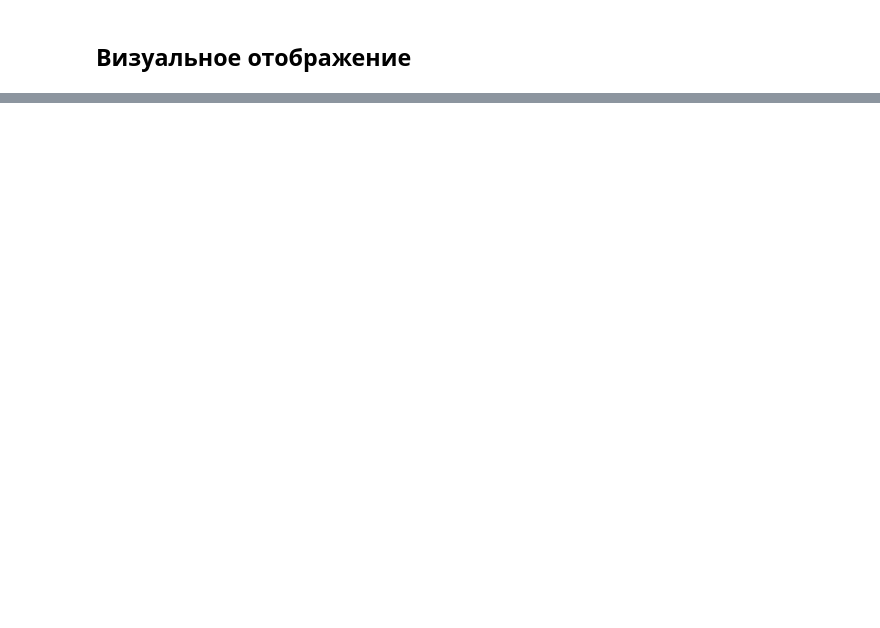
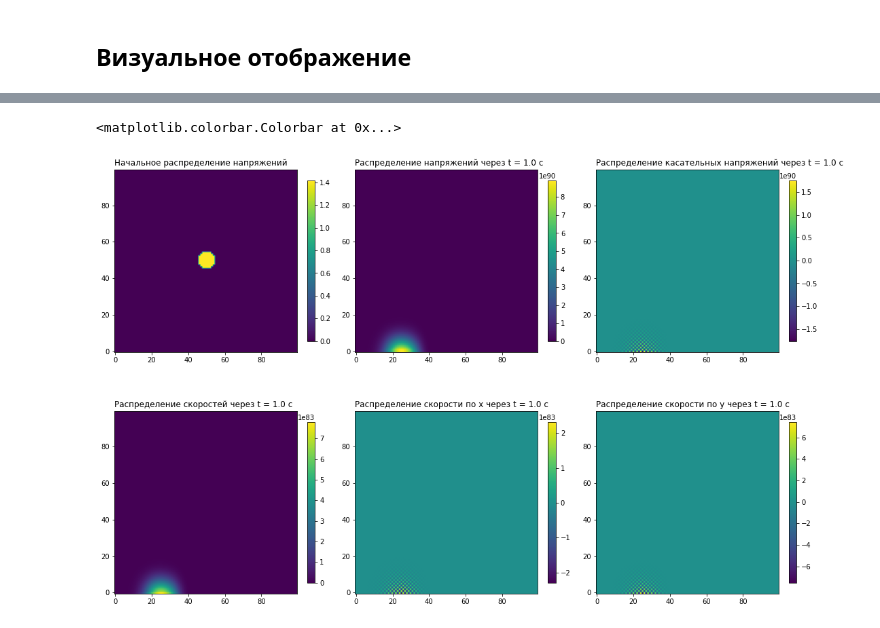
Before and after one commit to KirikMaster/MIPT-assignments, a Jupyter notebook: 4 sem/Проект.ipynb, the cells around one changed output, grey strips where cells are left out. Drawn from its saved outputs; the diff is of its cells as text; code cells hidden in the pictures; blank space fills up the shorter version.

```diff
--- a/4 sem/Проект.ipynb
+++ b/4 sem/Проект.ipynb
@@ -102,12 +114,15 @@ print(np.linalg.inv(Omegay))
 # %%
 for j in range(M):
     for i in range(M):
-        if (i > M / 3.0) and (i < 2.0 * M / 3.0) and (j > M / 3.0) and (j < 2.0 * M / 3.0):
+        #if (i > M / 3.0) and (i < 2.0 * M / 3.0) and (j > M / 3.0) and (j < 2.0 * M / 3.0):
+        if (M // 2 - i) ** 2 + (M // 2 - j) ** 2 < 25.0:
             data_current[i, j]['sxx'] = 1.0
             data_current[i, j]['syy'] = 1.0
             data_current[i, j]['sxy'] = 0.0
-            data_current[i, j]['vx']  = -1.0
-            data_current[i, j]['vy']  = 1.0
+            data_current[i, j]['vx']  = 0.0
+            data_current[i, j]['vy']  = 0.0
+        else:
+            data_current[i, j] = (0, 0, 0, 0, 0)
 #data_current[0, 0]['sxx'] = 5
 data_start = data_current.copy()
 #print(data_current['sxx'])
@@ -222,0 +219,28 @@ plt.colorbar(img4)
+# %%
+fig, ax = plt.subplots(2, 3, figsize=(18,12))
+ax[0][0].set_title('Начальное распределение напряжений', loc="left")
+img = ax[0][0].imshow(np.sqrt(data_start['sxx'] ** 2 + data_start['syy'] ** 2), origin = 'lower')
+plt.colorbar(img, ax=ax[0][0], fraction=0.04, shrink=0.9)
+
+ax[0][1].set_title('Распределение напряжений через t = ' + str(round(T / 1, 2)) + ' с', loc="left")
+img = ax[0][1].imshow(np.sqrt(data_current['sxx'] ** 2 + data_current['syy'] ** 2), origin = 'lower')
+plt.colorbar(img, ax=ax[0][1], fraction=0.04, shrink=0.9)
+
+ax[0][2].set_title('Распределение касательных напряжений через t = ' + str(round(T / 1, 2)) + ' с', loc="left")
+img = ax[0][2].imshow(data_current['sxy'], origin = 'lower')
+plt.colorbar(img, ax=ax[0][2], fraction=0.04, shrink=0.9)
+
+ax[1][0].set_title('Распределение скоростей через t = ' + str(round(T / 1, 2)) + ' с', loc="left")
+img = ax[1][0].imshow(np.sqrt(data_current['vx'] ** 2 + data_current['vy'] ** 2), origin = 'lower')
+plt.colorbar(img, ax=ax[1][0], fraction=0.04, shrink=0.9)
+
+ax[1][1].set_title('Распределение скорости по x через t = ' + str(round(T / 1, 2)) + ' с', loc="left")
+img = ax[1][1].imshow(data_current['vx'], origin = 'lower')
+plt.colorbar(img, ax=ax[1][1], fraction=0.04, shrink=0.9)
+
+ax[1][2].set_title('Распределение скорости по y через t = ' + str(round(T / 1, 2)) + ' с', loc="left")
+img = ax[1][2].imshow(data_current['vy'], origin = 'lower')
+plt.colorbar(img, ax=ax[1][2], fraction=0.04, shrink=0.9)
+# %% [output]
+<matplotlib.colorbar.Colorbar at 0x...>
+[figure, added]
```
Also changed, not shown: parts of 6 cells of this notebook.
